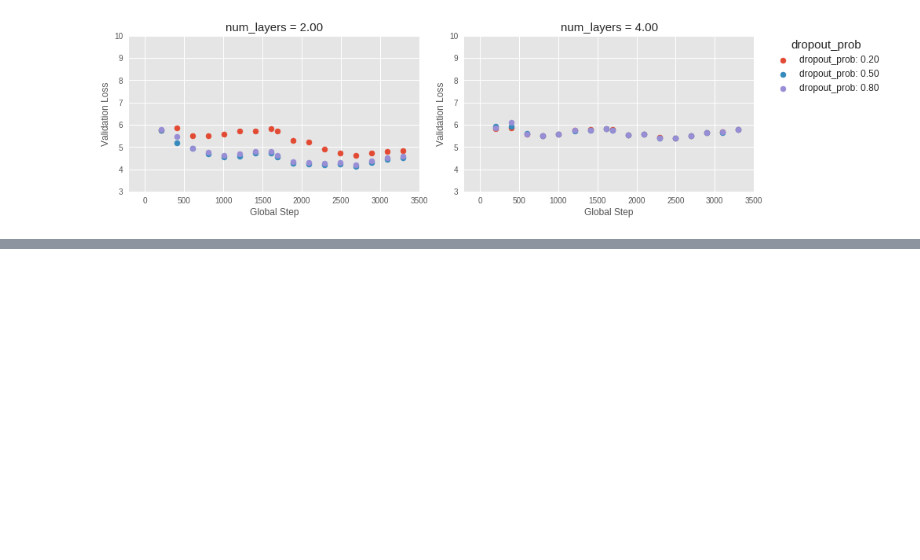
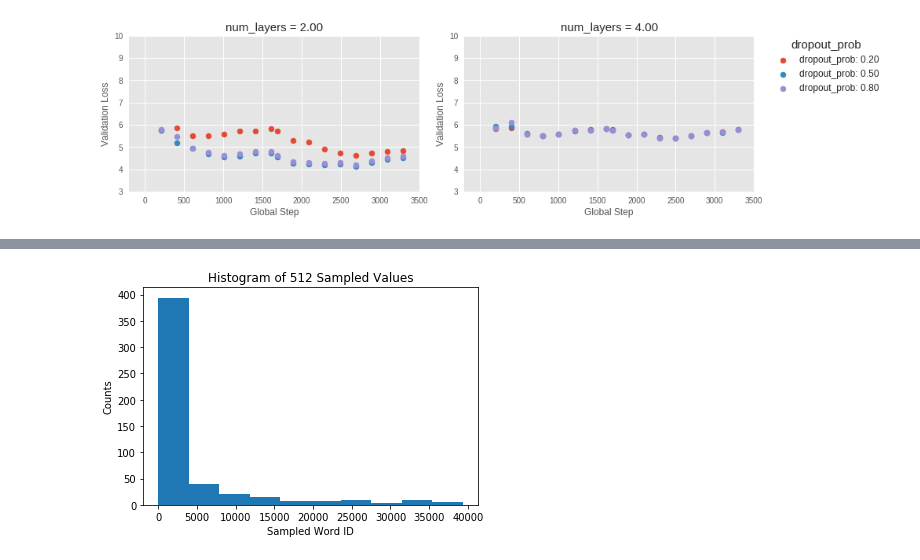
Before and after one commit to mckinziebrandon/DeepChatModels, a Jupyter notebook: notebooks/Analysis.ipynb, the cells around one changed output, grey strips where cells are left out. Drawn from its saved outputs; the diff is of its cells as text; code cells hidden in the pictures; blank space fills up the shorter version.

Commit message:
More sampled softmax analysis in Analysis notebook.

```diff
--- a/notebooks/Analysis.ipynb
+++ b/notebooks/Analysis.ipynb
@@ -179,0 +203,11 @@ inception_split(df, "num_layers", num_layers, "dropout_prob", dropout_probs)
+# %%
+batch_size = 64
+num_samples = 512
+samples = [np.random.choice(x_axis, p=zipfian) for _ in range(num_samples)]
+plt.hist(samples)
+plt.title('Histogram of %d Sampled Values' % num_samples)
+plt.xlabel('Sampled Word ID')
+plt.ylabel('Counts')
+plt.show()
+# %% [output]
+[figure, added]
```
Also changed, not shown: parts of 3 cells of this notebook, 1 other file.
